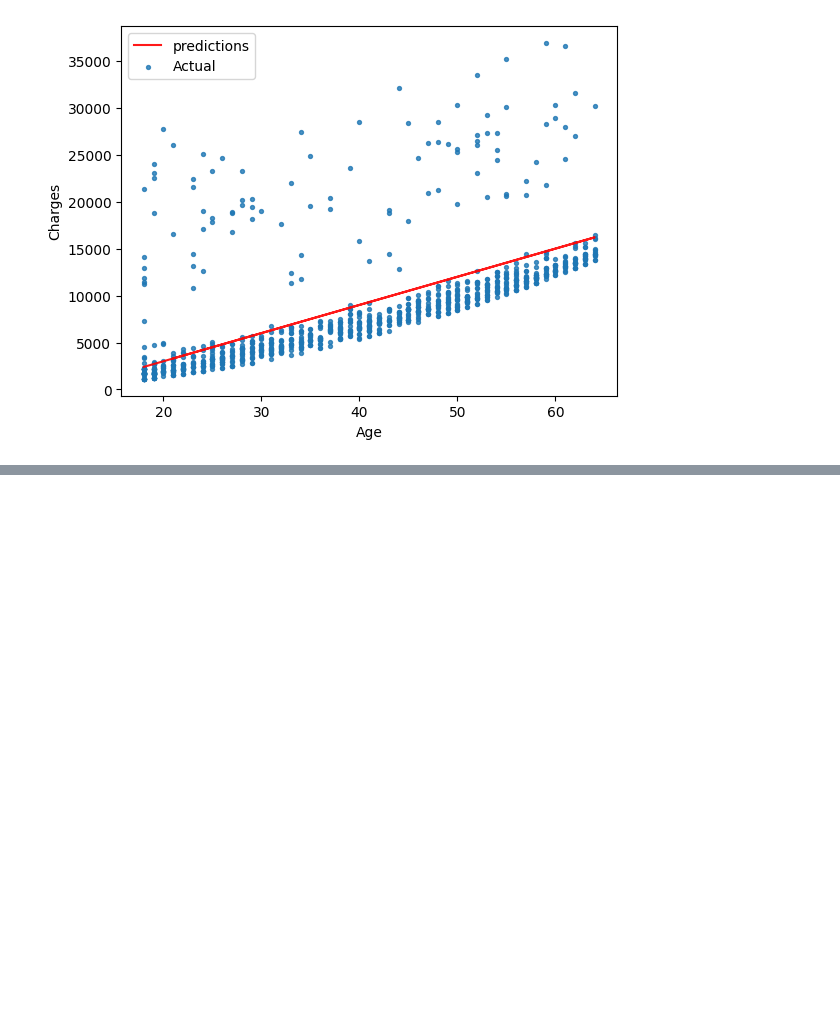
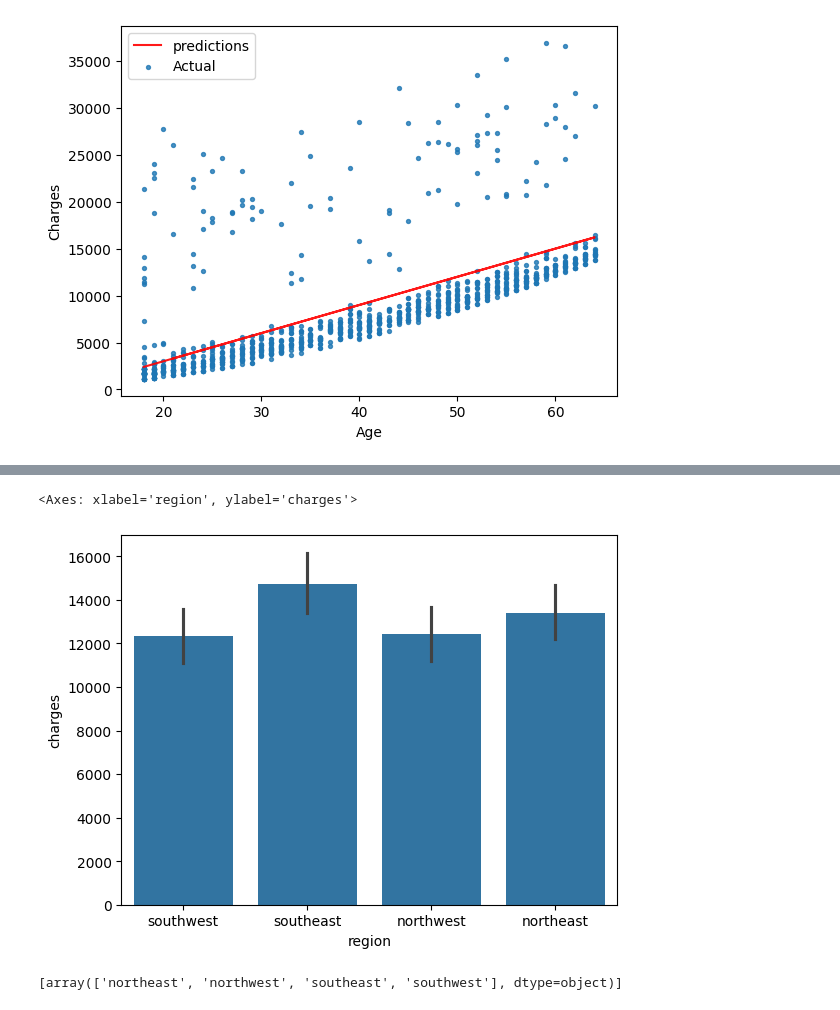
Before and after one commit to Prakashh-Das/Mechine-Learning-Practice, a Jupyter notebook: Medical_Bill_Charges_Prediction.ipynb, the cells around one changed output, grey strips where cells are left out. Cells and saved outputs as stored; diff of their text form; code cells hidden in the pictures; blank space fills up the shorter version.

```diff
--- a/Medical_Bill_Charges_Prediction.ipynb
+++ b/Medical_Bill_Charges_Prediction.ipynb
@@ -276,0 +493,3 @@ RMSE Loss:  4700.736524304107
+# %%
+sex_codes = {'male' : 1, 'female' : 0}
+medical_charges_df['sex_code'] = medical_charges_df.sex.map(sex_codes)
@@ -276,0 +513,11 @@ RMSE Loss:  4700.736524304107
+# %%
+sns.barplot(data=medical_charges_df, x='region', y='charges')
+# %% [output]
+<Axes: xlabel='region', ylabel='charges'>
+[figure, added]
+# %%
+enc = preprocessing.OneHotEncoder()
+enc.fit(medical_charges_df[['region']])
+enc.categories_
+# %% [output]
+[array(['northeast', 'northwest', 'southeast', 'southwest'], dtype=object)]
```
Also changed, not shown: parts of 35 cells of this notebook.
